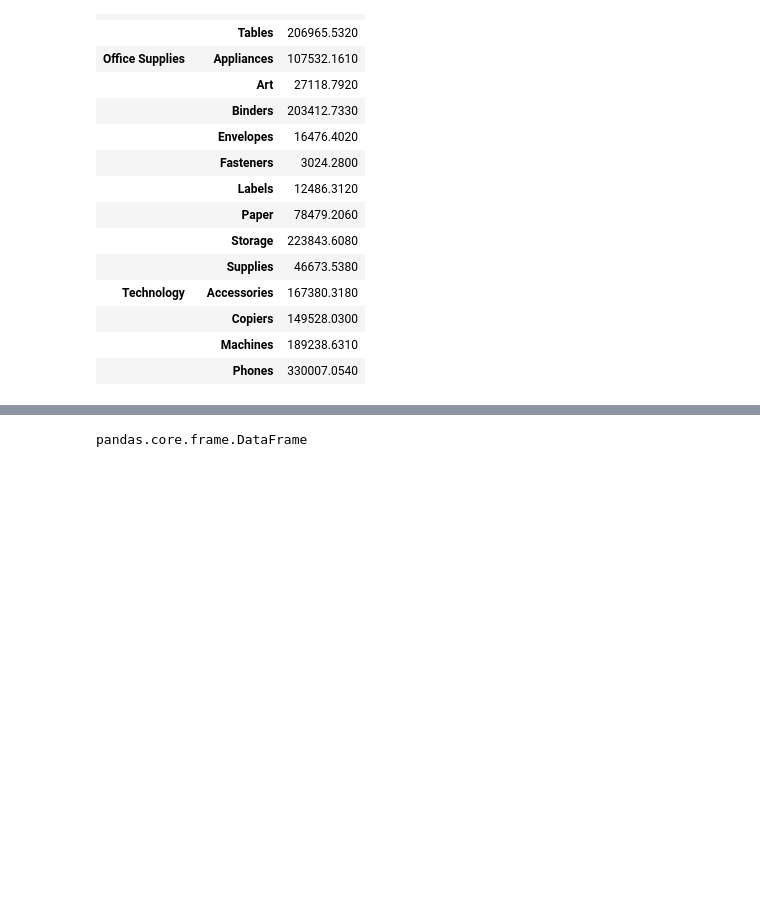
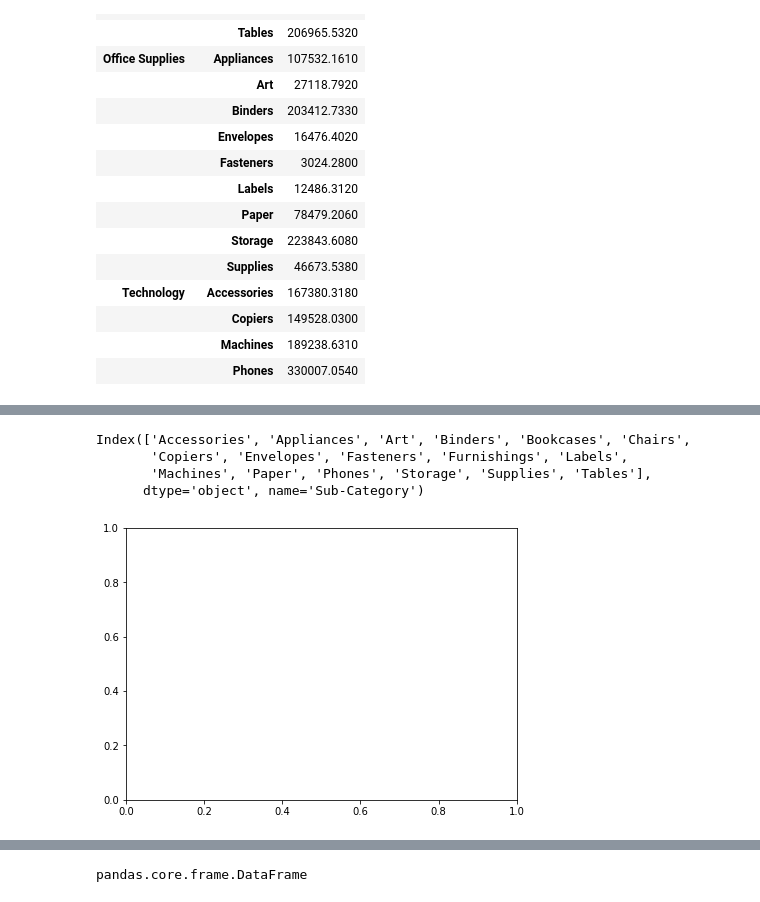
Before and after one commit to ACES-SDG/my_practice, a Jupyter notebook: interpretered/Untitled1.ipynb, the cells around one changed output, grey strips where cells are left out. Drawn from its saved outputs; the diff is of its cells as text; code cells hidden in the pictures; blank space fills up the shorter version.

```diff
--- a/interpretered/Untitled1.ipynb
+++ b/interpretered/Untitled1.ipynb
@@ -36,0 +50,12 @@ sales_by_year
+# %%
+dfd.index
+# %% [output]
+Index(['Accessories', 'Appliances', 'Art', 'Binders', 'Bookcases', 'Chairs',
+       'Copiers', 'Envelopes', 'Fasteners', 'Furnishings', 'Labels',
+       'Machines', 'Paper', 'Phones', 'Storage', 'Supplies', 'Tables'],
+      dtype='object', name='Sub-Category')
+# %%
+import matplotlib.pyplot as plt
+fig, plot1 = plt.subplots(figsize =(7, 5))
+# %% [output]
+[figure, added]
```
Also changed, not shown: parts of 15 cells of this notebook, 6 other files.
